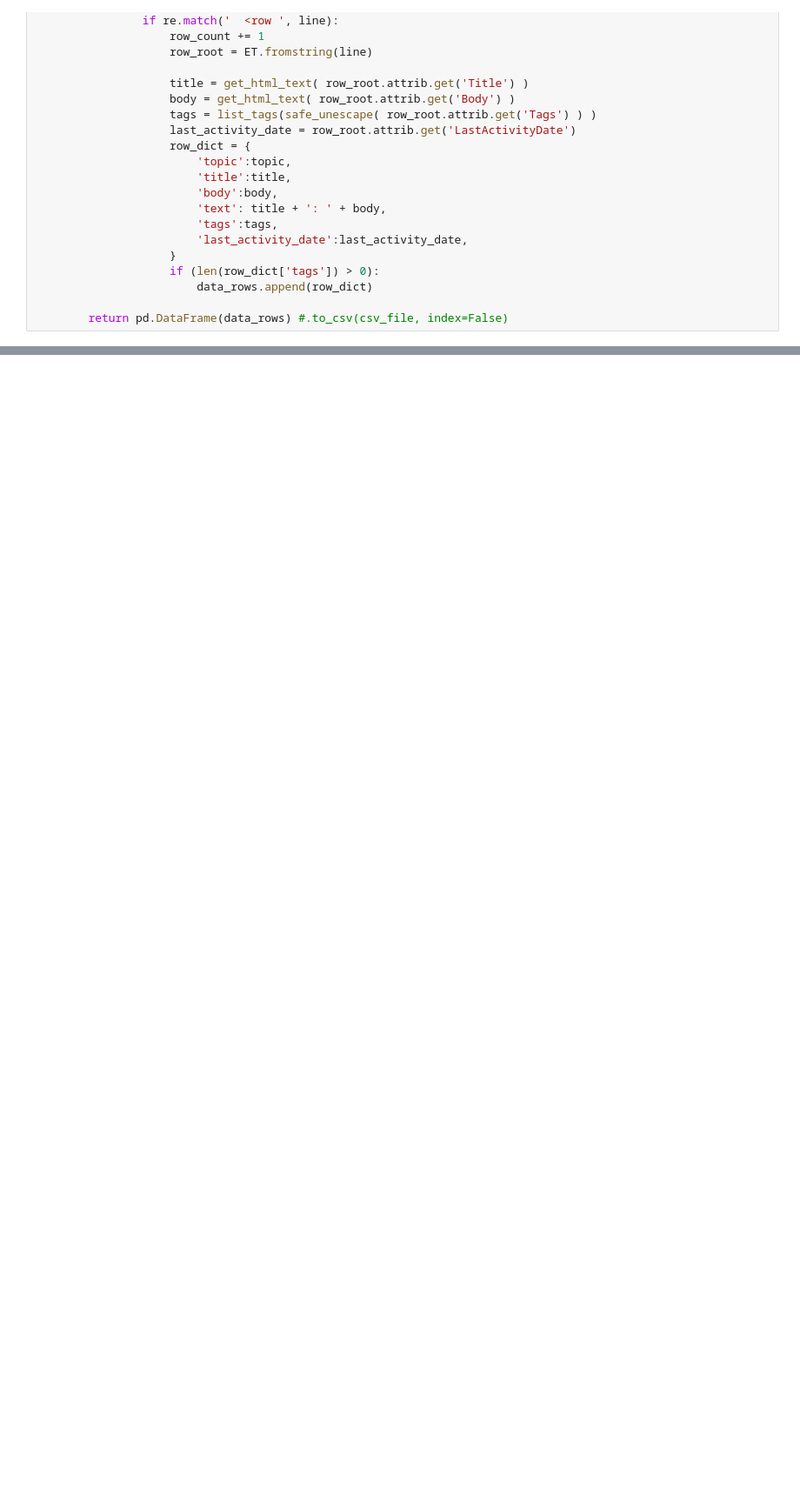
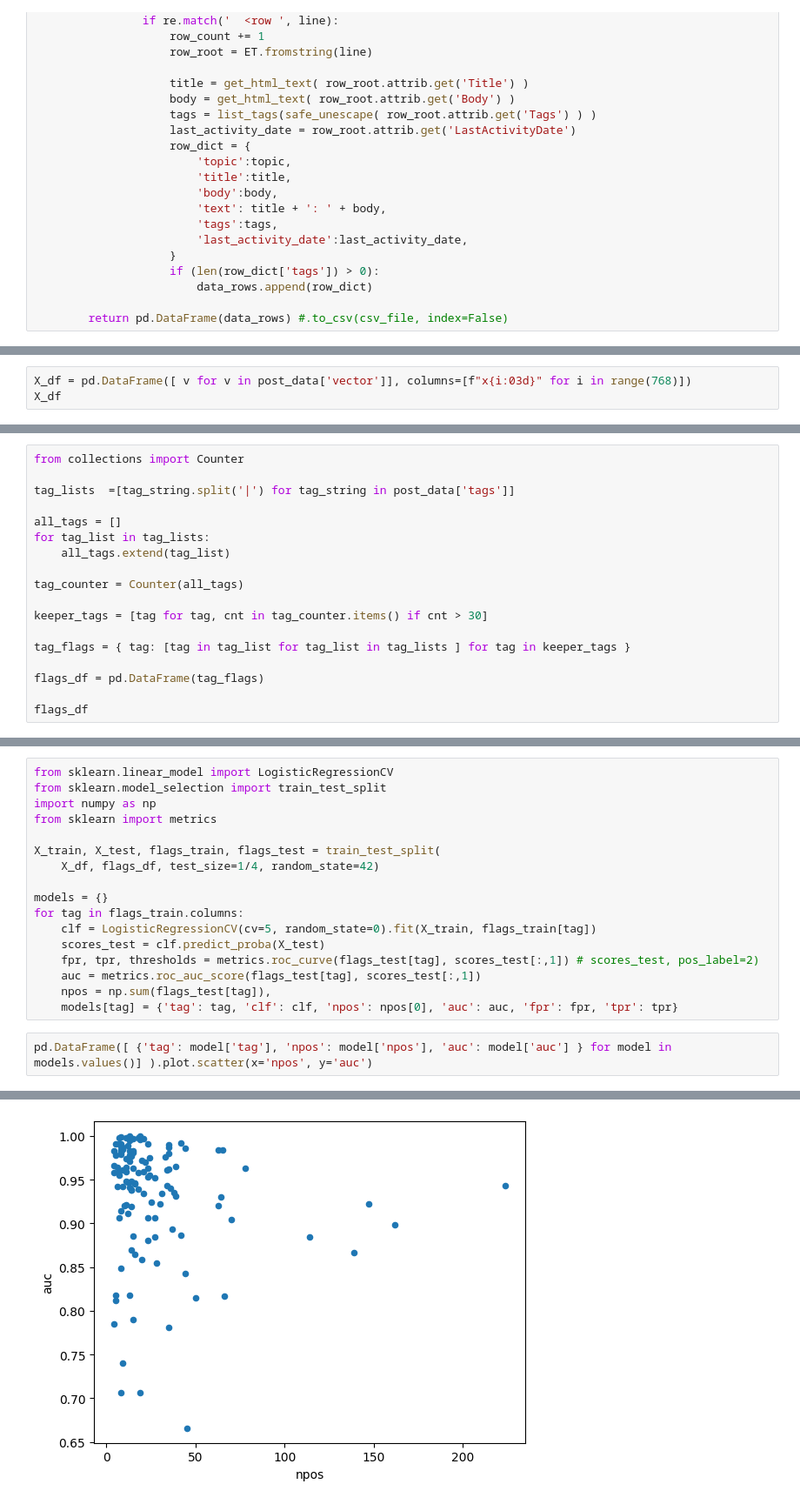
Before and after one commit to rmhorton/PMC_classifiers, a Jupyter notebook: stackoverflow_tags/predict_stackoverflow_tags.ipynb, the cells around one changed output, grey strips where cells are left out. Shown: that part at 87% size. Saved outputs shown, nothing was run; the diff lists cells and outputs as text; blank space fills up the shorter version.

```diff
--- a/stackoverflow_tags/predict_stackoverflow_tags.ipynb
+++ b/stackoverflow_tags/predict_stackoverflow_tags.ipynb
@@ -104,0 +117,3 @@ post_data
+# %%
+X_df = pd.DataFrame([ v for v in post_data['vector']], columns=[f"x{i:03d}" for i in range(768)])
+X_df
@@ -104,0 +136,18 @@ post_data
+# %%
+from collections import Counter
+
+tag_lists  =[tag_string.split('|') for tag_string in post_data['tags']]
+
+all_tags = []
+for tag_list in tag_lists:
+    all_tags.extend(tag_list)
+
+tag_counter = Counter(all_tags)
+
+keeper_tags = [tag for tag, cnt in tag_counter.items() if cnt > 30]
+
+tag_flags = { tag: [tag in tag_list for tag_list in tag_lists ] for tag in keeper_tags }
+
+flags_df = pd.DataFrame(tag_flags)
+
+flags_df
@@ -104,0 +170,20 @@ post_data
+# %%
+from sklearn.linear_model import LogisticRegressionCV
+from sklearn.model_selection import train_test_split
+import numpy as np
+from sklearn import metrics
+
+X_train, X_test, flags_train, flags_test = train_test_split(
+    X_df, flags_df, test_size=1/4, random_state=42)
+
+models = {}
+for tag in flags_train.columns:
+    clf = LogisticRegressionCV(cv=5, random_state=0).fit(X_train, flags_train[tag])
+    scores_test = clf.predict_proba(X_test)
+    fpr, tpr, thresholds = metrics.roc_curve(flags_test[tag], scores_test[:,1]) # scores_test, pos_label=2)
+    auc = metrics.roc_auc_score(flags_test[tag], scores_test[:,1])
+    npos = np.sum(flags_test[tag]),
+    models[tag] = {'tag': tag, 'clf': clf, 'npos': npos[0], 'auc': auc, 'fpr': fpr, 'tpr': tpr}
+# %%
+pd.DataFrame([ {'tag': model['tag'], 'npos': model['npos'], 'auc': model['auc'] } for model in models.values()] ).plot.scatter(x='npos', y='auc')
+# %% [output]
@@ -104,0 +191 @@ post_data
+[figure, added]
```
Also changed, not shown: parts of 17 cells of this notebook.
